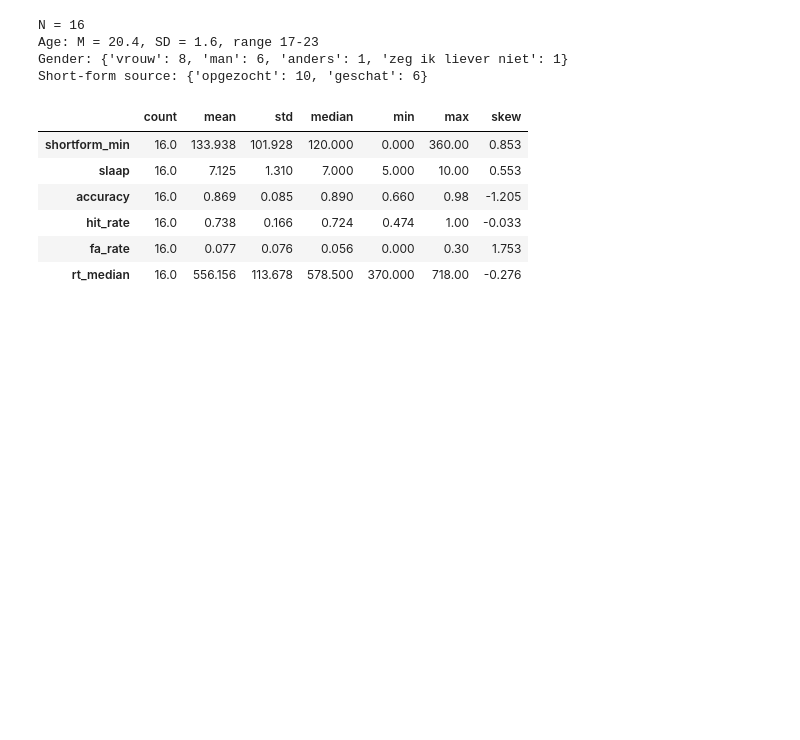
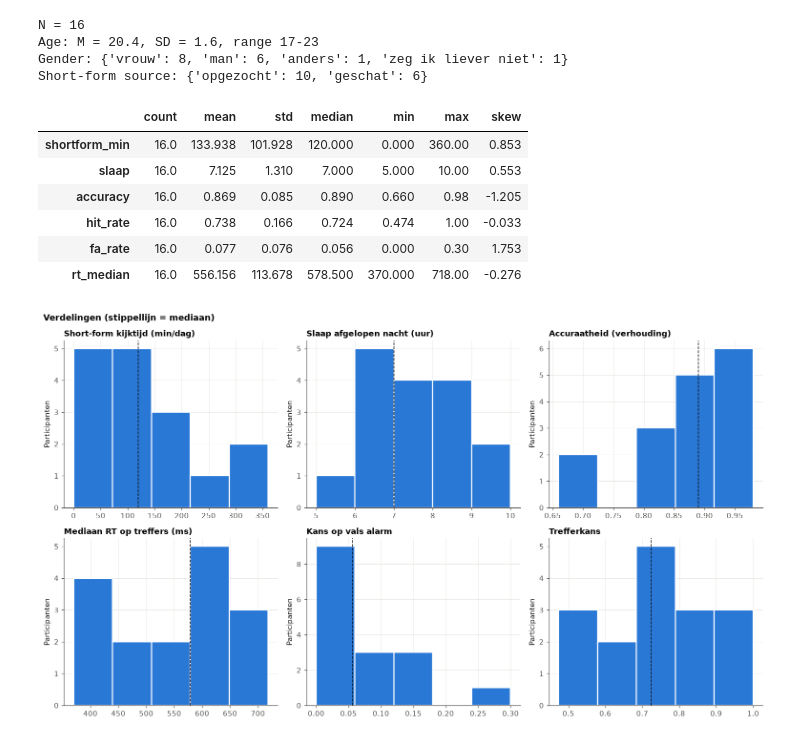
Before and after one commit to Sandj04/cp-analyse, a Jupyter notebook: notebook.ipynb, the cells around one changed output. Drawn from its saved outputs; the diff is of its cells as text; code cells hidden in the pictures; blank space fills up the shorter version.

Commit message:
add: descriptive statistics figure

```diff
--- a/notebook.ipynb
+++ b/notebook.ipynb
@@ -212,3 +212,27 @@ Short-form source: {'opgezocht': 10, 'geschat': 6}
 | hit_rate | 16.0 | 0.738 | 0.166 | 0.724 | 0.474 | 1.00 | -0.033 |
 | fa_rate | 16.0 | 0.077 | 0.076 | 0.056 | 0.000 | 0.30 | 1.753 |
 | rt_median | 16.0 | 556.156 | 113.678 | 578.500 | 370.000 | 718.00 | -0.276 |
+# %%
+labels = {
+    "shortform_min": "Short-form kijktijd (min/dag)",
+    "slaap": "Slaap afgelopen nacht (uur)",
+    "accuracy": "Accuraatheid (verhouding)",
+    "rt_median": "Mediaan RT op treffers (ms)",
+    "fa_rate": "Kans op vals alarm",
+    "hit_rate": "Trefferkans"
+}
+
+fig, axes = plt.subplots(2, 3, figsize=(14, 8))
+
+for ax, (v, lab) in zip(axes.flat, labels.items()):
+    x = dataset[v].dropna()
+    ax.hist(x, bins="auto", color=BLUE, edgecolor="white", linewidth=1.5)
+    ax.axvline(x.median(), color=INK, linewidth=1, linestyle="--")
+    ax.set_title(lab, loc="left")
+    ax.set_ylabel("Participanten")
+fig.suptitle("Verdelingen (stippellijn = mediaan)", x=0.01, ha="left", fontweight="bold")
+fig.tight_layout()
+
+display(fig)
+# %% [output]
+[figure, added]
```
